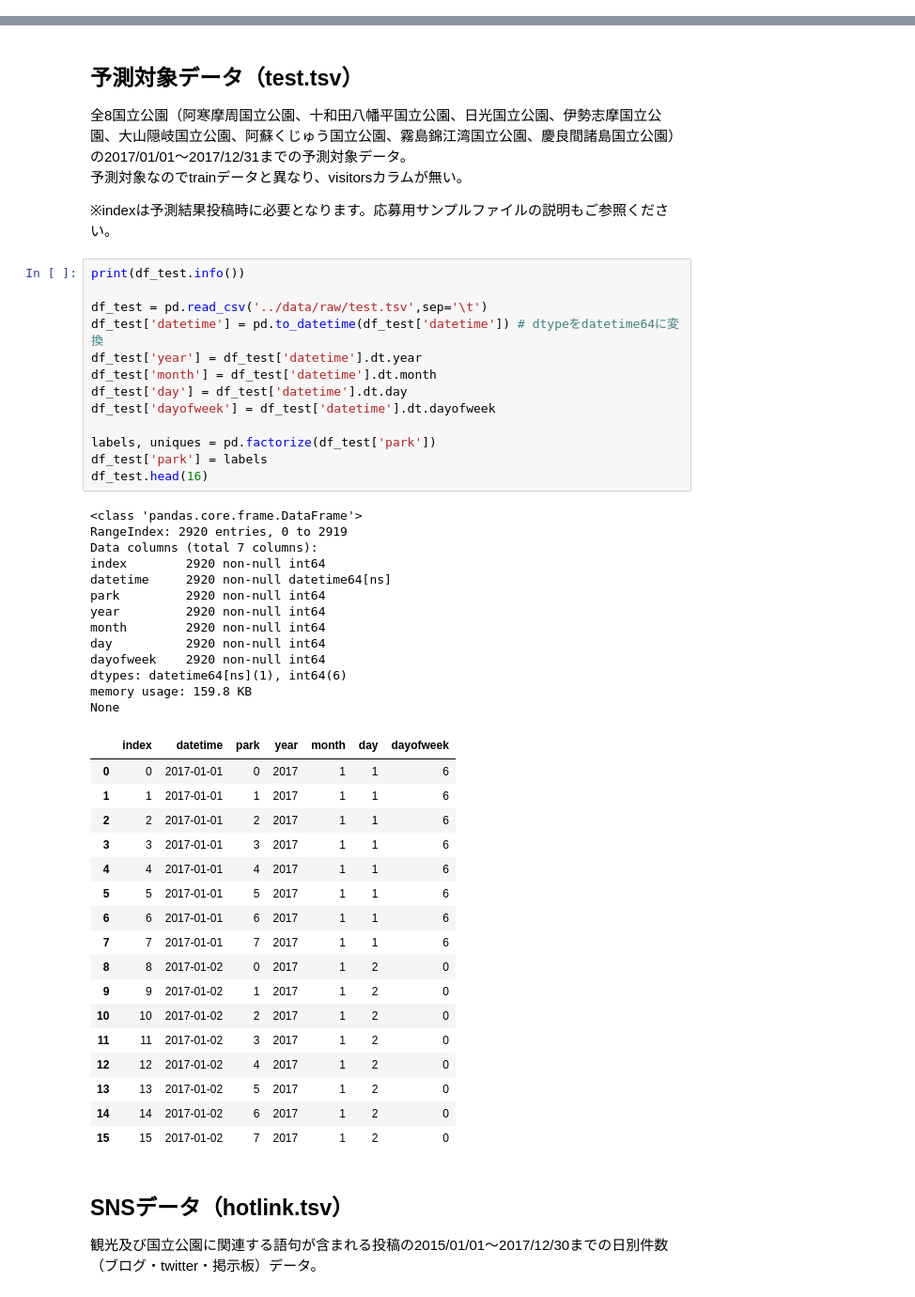
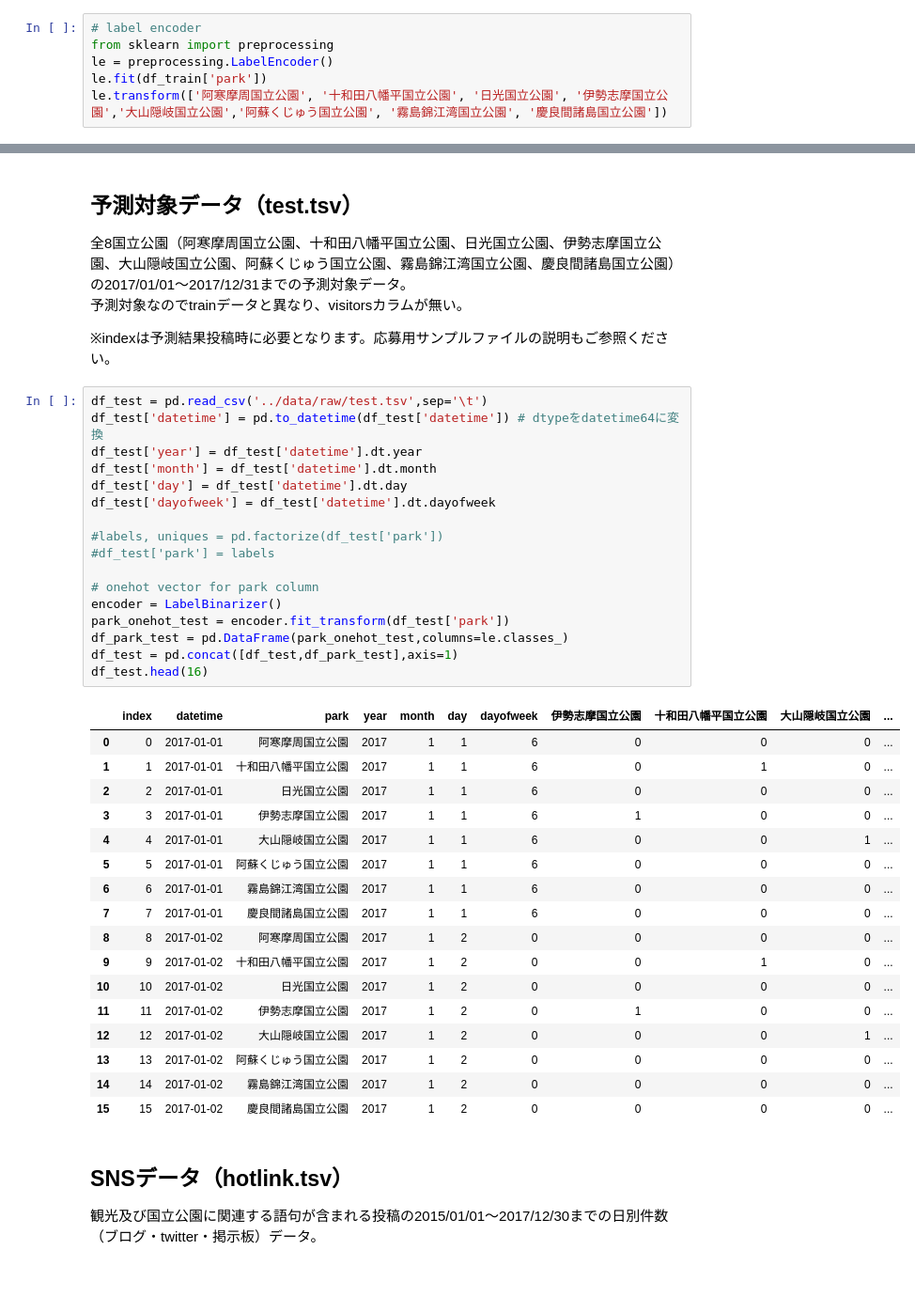
Before and after one commit to TaigoKuriyama/national_park_prediction, a Jupyter notebook: notebook/analyze.ipynb, the cells around one changed output, grey strips where cells are left out. Shown at 94% size. Cells and saved outputs as stored; diff of their text form.

Commit message:
onehot vector

```diff
--- a/notebook/analyze.ipynb
+++ b/notebook/analyze.ipynb
@@ -109,0 +115,6 @@ df_train.head(16)
+# %%
+# label encoder
+from sklearn import preprocessing
+le = preprocessing.LabelEncoder()
+le.fit(df_train['park'])
+le.transform(['阿寒摩周国立公園', '十和田八幡平国立公園', '日光国立公園', '伊勢志摩国立公園','大山隠岐国立公園','阿蘇くじゅう国立公園', '霧島錦江湾国立公園', '慶良間諸島国立公園'])
@@ -162,49 +203,40 @@ df_train.groupby('datetime').mean().sort_values('visitors',ascending=False)
 
 ※indexは予測結果投稿時に必要となります。応募用サンプルファイルの説明もご参照ください。
 # %%
-print(df_test.info())
-
 df_test = pd.read_csv('../data/raw/test.tsv',sep='\t')
 df_test['datetime'] = pd.to_datetime(df_test['datetime']) # dtypeをdatetime64に変換
 df_test['year'] = df_test['datetime'].dt.year
 df_test['month'] = df_test['datetime'].dt.month
 df_test['day'] = df_test['datetime'].dt.day
 df_test['dayofweek'] = df_test['datetime'].dt.dayofweek
 
-labels, uniques = pd.factorize(df_test['park'])
-df_test['park'] = labels
+#labels, uniques = pd.factorize(df_test['park'])
+#df_test['park'] = labels
+
+# onehot vector for park column
+encoder = LabelBinarizer()
+park_onehot_test = encoder.fit_transform(df_test['park'])
+df_park_test = pd.DataFrame(park_onehot_test,columns=le.classes_)
+df_test = pd.concat([df_test,df_park_test],axis=1)
 df_test.head(16)
 # %% [output]
-<class 'pandas.core.frame.DataFrame'>
-RangeIndex: 2920 entries, 0 to 2919
-Data columns (total 7 columns):
-index        2920 non-null int64
-datetime     2920 non-null datetime64[ns]
-park         2920 non-null int64
-year         2920 non-null int64
-month        2920 non-null int64
-day          2920 non-null int64
-dayofweek    2920 non-null int64
-dtypes: datetime64[ns](1), int64(6)
-memory usage: 159.8 KB
-None
-|  | index | datetime | park | year | month | day | dayofweek |
-| 0 | 0 | 2017-01-01 | 0 | 2017 | 1 | 1 | 6 |
-| 1 | 1 | 2017-01-01 | 1 | 2017 | 1 | 1 | 6 |
-| 2 | 2 | 2017-01-01 | 2 | 2017 | 1 | 1 | 6 |
-| 3 | 3 | 2017-01-01 | 3 | 2017 | 1 | 1 | 6 |
-| 4 | 4 | 2017-01-01 | 4 | 2017 | 1 | 1 | 6 |
-| 5 | 5 | 2017-01-01 | 5 | 2017 | 1 | 1 | 6 |
-| 6 | 6 | 2017-01-01 | 6 | 2017 | 1 | 1 | 6 |
-| 7 | 7 | 2017-01-01 | 7 | 2017 | 1 | 1 | 6 |
-| 8 | 8 | 2017-01-02 | 0 | 2017 | 1 | 2 | 0 |
-| 9 | 9 | 2017-01-02 | 1 | 2017 | 1 | 2 | 0 |
-| 10 | 10 | 2017-01-02 | 2 | 2017 | 1 | 2 | 0 |
-| 11 | 11 | 2017-01-02 | 3 | 2017 | 1 | 2 | 0 |
-| 12 | 12 | 2017-01-02 | 4 | 2017 | 1 | 2 | 0 |
-| 13 | 13 | 2017-01-02 | 5 | 2017 | 1 | 2 | 0 |
-| 14 | 14 | 2017-01-02 | 6 | 2017 | 1 | 2 | 0 |
-| 15 | 15 | 2017-01-02 | 7 | 2017 | 1 | 2 | 0 |
+|  | index | datetime | park | year | month | day | dayofweek | 伊勢志摩国立公園 | 十和田八幡平国立公園 | 大山隠岐国立公園 | ... |
+| 0 | 0 | 2017-01-01 | 阿寒摩周国立公園 | 2017 | 1 | 1 | 6 | 0 | 0 | 0 | ... |
+| 1 | 1 | 2017-01-01 | 十和田八幡平国立公園 | 2017 | 1 | 1 | 6 | 0 | 1 | 0 | ... |
+| 2 | 2 | 2017-01-01 | 日光国立公園 | 2017 | 1 | 1 | 6 | 0 | 0 | 0 | ... |
+| 3 | 3 | 2017-01-01 | 伊勢志摩国立公園 | 2017 | 1 | 1 | 6 | 1 | 0 | 0 | ... |
+| 4 | 4 | 2017-01-01 | 大山隠岐国立公園 | 2017 | 1 | 1 | 6 | 0 | 0 | 1 | ... |
+| 5 | 5 | 2017-01-01 | 阿蘇くじゅう国立公園 | 2017 | 1 | 1 | 6 | 0 | 0 | 0 | ... |
+| 6 | 6 | 2017-01-01 | 霧島錦江湾国立公園 | 2017 | 1 | 1 | 6 | 0 | 0 | 0 | ... |
+| 7 | 7 | 2017-01-01 | 慶良間諸島国立公園 | 2017 | 1 | 1 | 6 | 0 | 0 | 0 | ... |
+| 8 | 8 | 2017-01-02 | 阿寒摩周国立公園 | 2017 | 1 | 2 | 0 | 0 | 0 | 0 | ... |
+| 9 | 9 | 2017-01-02 | 十和田八幡平国立公園 | 2017 | 1 | 2 | 0 | 0 | 1 | 0 | ... |
+| 10 | 10 | 2017-01-02 | 日光国立公園 | 2017 | 1 | 2 | 0 | 0 | 0 | 0 | ... |
+| 11 | 11 | 2017-01-02 | 伊勢志摩国立公園 | 2017 | 1 | 2 | 0 | 1 | 0 | 0 | ... |
+| 12 | 12 | 2017-01-02 | 大山隠岐国立公園 | 2017 | 1 | 2 | 0 | 0 | 0 | 1 | ... |
+| 13 | 13 | 2017-01-02 | 阿蘇くじゅう国立公園 | 2017 | 1 | 2 | 0 | 0 | 0 | 0 | ... |
+| 14 | 14 | 2017-01-02 | 霧島錦江湾国立公園 | 2017 | 1 | 2 | 0 | 0 | 0 | 0 | ... |
+| 15 | 15 | 2017-01-02 | 慶良間諸島国立公園 | 2017 | 1 | 2 | 0 | 0 | 0 | 0 | ... |
 # %% [markdown]
 ## SNSデータ（hotlink.tsv）
 観光及び国立公園に関連する語句が含まれる投稿の2015/01/01～2017/12/30までの日別件数（ブログ・twitter・掲示板）データ。
```
Also changed, not shown: parts of 11 cells of this notebook, 3 other files.
